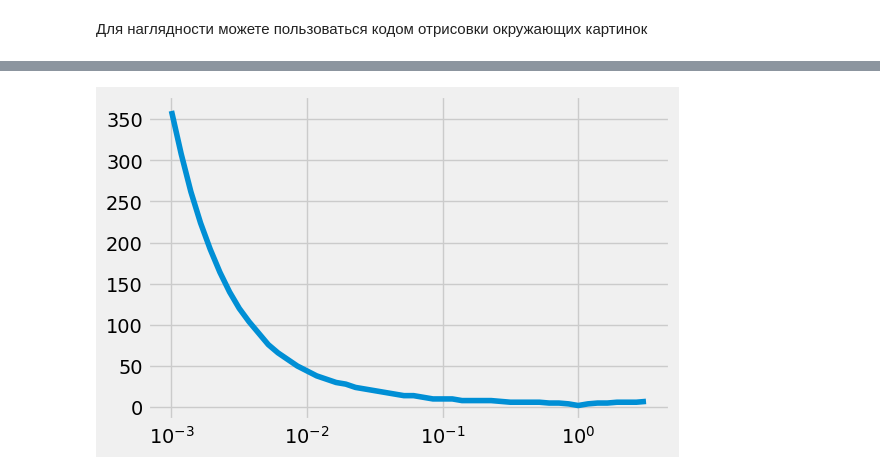
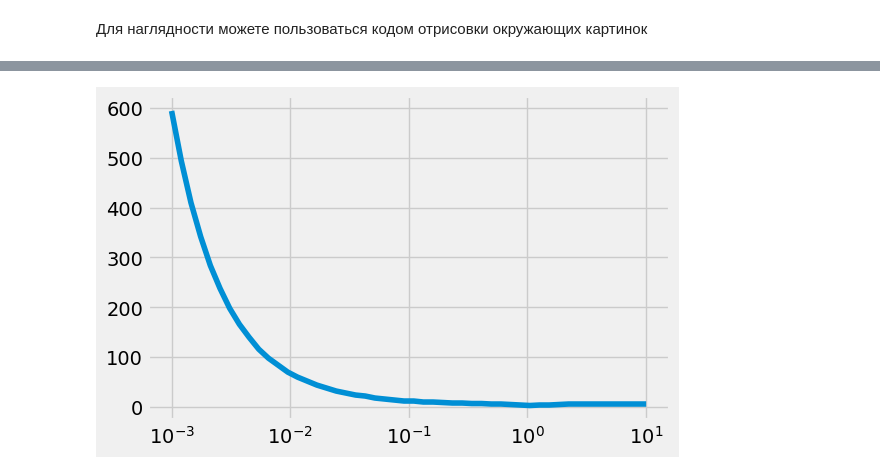
Before and after one commit to MMiknich/opt_2_newhope, a Jupyter notebook: HW1_Melkumov_Michael.ipynb, the cells around one changed output, grey strips where cells are left out. Saved outputs shown, nothing was run; the diff lists cells and outputs as text; code cells hidden in the pictures.

```diff
--- a/HW1_Melkumov_Michael.ipynb
+++ b/HW1_Melkumov_Michael.ipynb
@@ -582,23 +567,15 @@ plot_3d_function(x1, x2, f_6, title, k, minima=[0,0])
 # %% [markdown]
 Для наглядности можете пользоваться кодом отрисовки окружающих картинок
 # %%
-from scipy.optimize import minimize_scalar
+import scipy.optimize
 
 def steepest_descent(x_0, f, df,*f_params, df_eps = 1e-2, max_iter = 1000):
     iterations = []
     x = np.array(x_0)
     iterations.append(x)
     while np.linalg.norm(df(x, *f_params)) > df_eps and len(iterations) <= max_iter:
-        res = minimize_scalar(lambda alpha: f(x - alpha * df(x, *f_params), *f_params))
+        res = optimize.minimize_scalar(lambda alpha: f(x - alpha * df(x, *f_params), *f_params))
         alpha_opt = res.x
         x = x - alpha_opt * df(x, *f_params)
         iterations.append(x)
-   # print(f'Finished with {len(iterations)} iterations')
     return iterations
-
-x_0 = [3.7,7]
-k = 0.5
-iterations = steepest_descent(x_0, f_6, df_6, k, df_eps = 1e-9)
-title = f'$f(x_1, x_2) = x_1^2 + k x_2^2, k = {k}$'
-
-plot_3d_function(x1, x2, f_6, title, k, minima=[0,0], iterations = iterations)
@@ -606,0 +582,11 @@ plot_3d_function(x1, x2, f_6, title, k, minima=[0,0], iterations = iterations)
+# %%
+up_lim  = 4
+low_lim = -up_lim
+x1 = np.arange(low_lim, up_lim, 0.1)
+x2 = np.arange(low_lim, up_lim, 0.1)
+x_0 = [3.7,3]
+k = 0.5
+iterations = steepest_descent(x_0, f_6, df_6, k, df_eps = 1e-9)
+title = f'$f(x_1, x_2) = x_1^2 + k x_2^2, k = {k}$'
+
+plot_3d_function(x1, x2, f_6, title, k, minima=[0,0], iterations = iterations)
@@ -617,8 +597,8 @@ $$
 # %%
-k_x = np.logspace(-3, 15)
+k_x = np.logspace(-3, 10)
 y=[]
 for k in k_x:
-    y.append(len(steepest_descent([4, 2],f_6, df_6, k)))
+    y.append(len(steepest_descent([4, 7],f_6, df_6, k)))
 plt.semilogx()
 #plt.loglog()
 plt.plot(k_x, y)
@@ -653,10 +636,12 @@ def df_l(x, k=2):
 # %%
-up_lim  = 10
+up_lim  = 5
 low_lim = -up_lim
-x1 = np.arange(low_lim, up_lim, 0.5)
-x2 = np.arange(low_lim, up_lim, 0.5)
-k=10
-title = f'$f(x_1, x_2) = x_1^2 + k x_2^2, k = {k}$'
+x1 = np.arange(low_lim, up_lim, 0.1)
+x2 = np.arange(low_lim, up_lim, 0.1)
+x_0 = [2,4]
+k = 5
+iterations = np.array(steepest_descent(x_0, f_l, df_l, k, df_eps = 1e-9))
 
-plot_3d_function(x1, x2, f_l, title, k)
+title = "$f(x) = \ln(1 + e^{x^T A x}) + \mathbf{1}^Tx,$"+ f"$k = {k}$"
+plot_3d_function(x1, x2, f_l, title, k, minima=min['x'], iterations = iterations)
 # %% [output]
@@ -677,11 +649,11 @@ plot_3d_function(x1, x2, f_l, title, k, minima=[0,0], iterations = iterations)
 # %%
-k_x = np.logspace(-3, 0)
+k_x = np.logspace(-3, 1)
 y=[]
 for k in k_x:
-    y.append(len(steepest_descent([2, 2],f_l, df_l, k)))
+    y.append(len(steepest_descent([1.5, 2],f_l, df_l, k)))
 plt.semilogx()
 #plt.loglog()
 plt.plot(k_x, y)
 plt.show()
 # %% [output]
-[figure, old version]
+[figure, new version]
```
Also changed, not shown: parts of 15 cells of this notebook.
